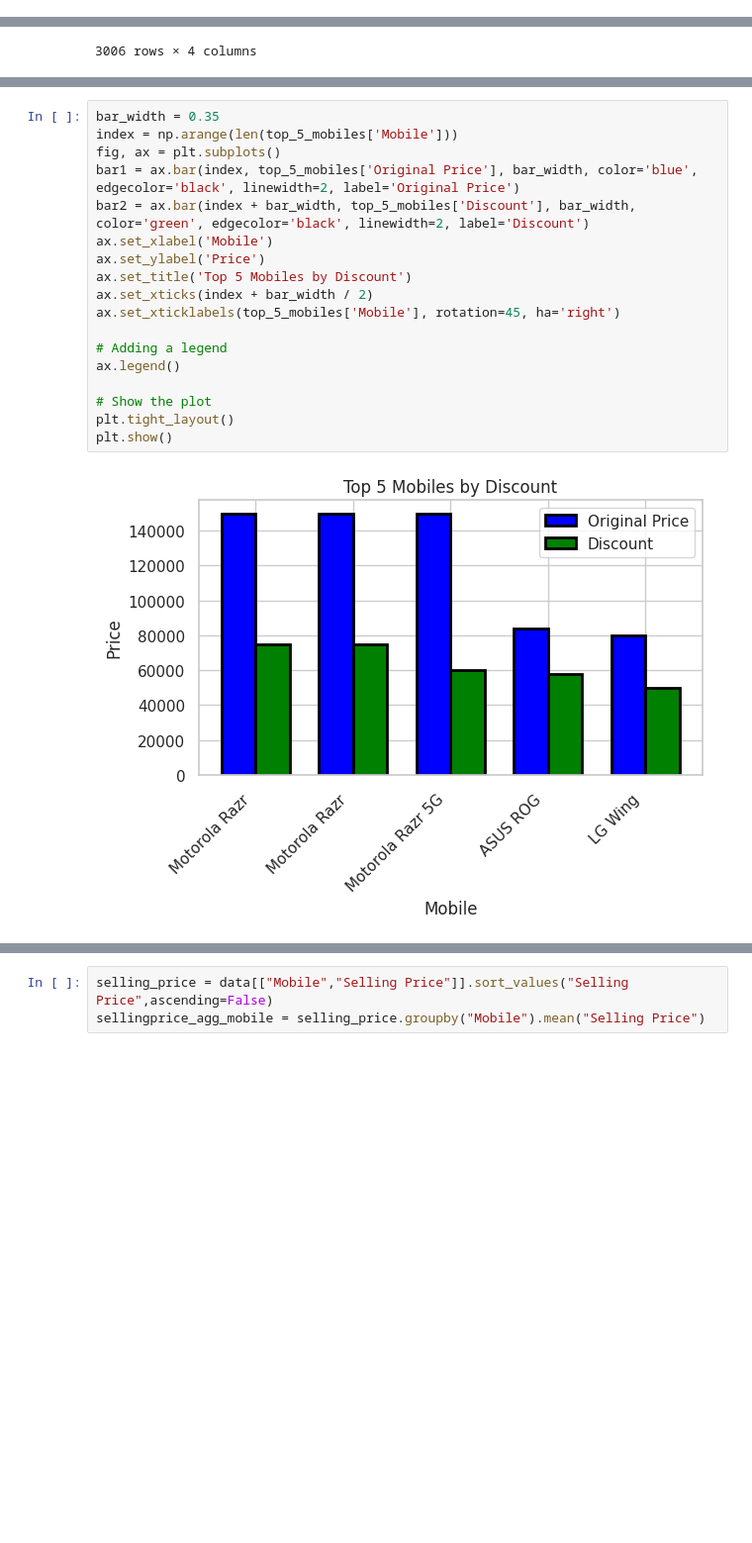
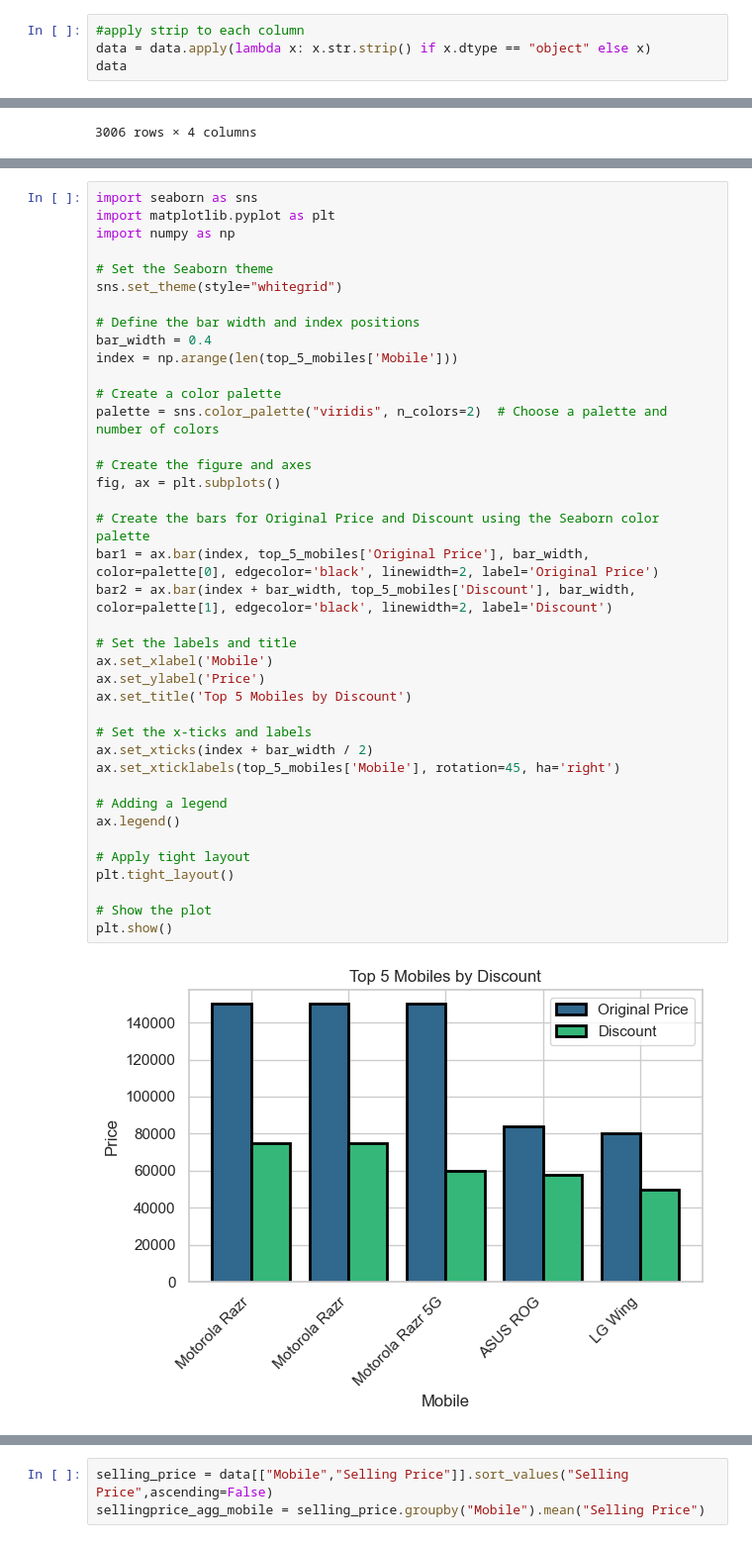
Before and after one commit to Vahsir7/EDA, a Jupyter notebook: mobile_sales/analysis.ipynb, the cells around one changed output, grey strips where cells are left out. Shown at 99% size. Saved outputs shown, nothing was run; the diff lists cells and outputs as text; blank space fills up the shorter version.

```diff
--- a/mobile_sales/analysis.ipynb
+++ b/mobile_sales/analysis.ipynb
@@ -69,0 +81,4 @@ data.duplicated().sum()
+# %%
+#apply strip to each column
+data = data.apply(lambda x: x.str.strip() if x.dtype == "object" else x)
+data
@@ -362,20 +420,41 @@ top_5_mobiles
 # %%
-bar_width = 0.35
+import seaborn as sns
+import matplotlib.pyplot as plt
+import numpy as np
+
+# Set the Seaborn theme
+sns.set_theme(style="whitegrid")
+
+# Define the bar width and index positions
+bar_width = 0.4
 index = np.arange(len(top_5_mobiles['Mobile']))
+
+# Create a color palette
+palette = sns.color_palette("viridis", n_colors=2)  # Choose a palette and number of colors
+
+# Create the figure and axes
 fig, ax = plt.subplots()
-bar1 = ax.bar(index, top_5_mobiles['Original Price'], bar_width, color='blue', edgecolor='black', linewidth=2, label='Original Price')
-bar2 = ax.bar(index + bar_width, top_5_mobiles['Discount'], bar_width, color='green', edgecolor='black', linewidth=2, label='Discount')
+
+# Create the bars for Original Price and Discount using the Seaborn color palette
+bar1 = ax.bar(index, top_5_mobiles['Original Price'], bar_width, color=palette[0], edgecolor='black', linewidth=2, label='Original Price')
+bar2 = ax.bar(index + bar_width, top_5_mobiles['Discount'], bar_width, color=palette[1], edgecolor='black', linewidth=2, label='Discount')
+
+# Set the labels and title
 ax.set_xlabel('Mobile')
 ax.set_ylabel('Price')
 ax.set_title('Top 5 Mobiles by Discount')
+
+# Set the x-ticks and labels
 ax.set_xticks(index + bar_width / 2)
 ax.set_xticklabels(top_5_mobiles['Mobile'], rotation=45, ha='right')
 
 # Adding a legend
 ax.legend()
 
+# Apply tight layout
+plt.tight_layout()
+
 # Show the plot
-plt.tight_layout()
 plt.show()
 # %% [output]
-[figure, old version]
+[figure, new version]
```
Also changed, not shown: parts of 55 cells of this notebook, 2 other files.
